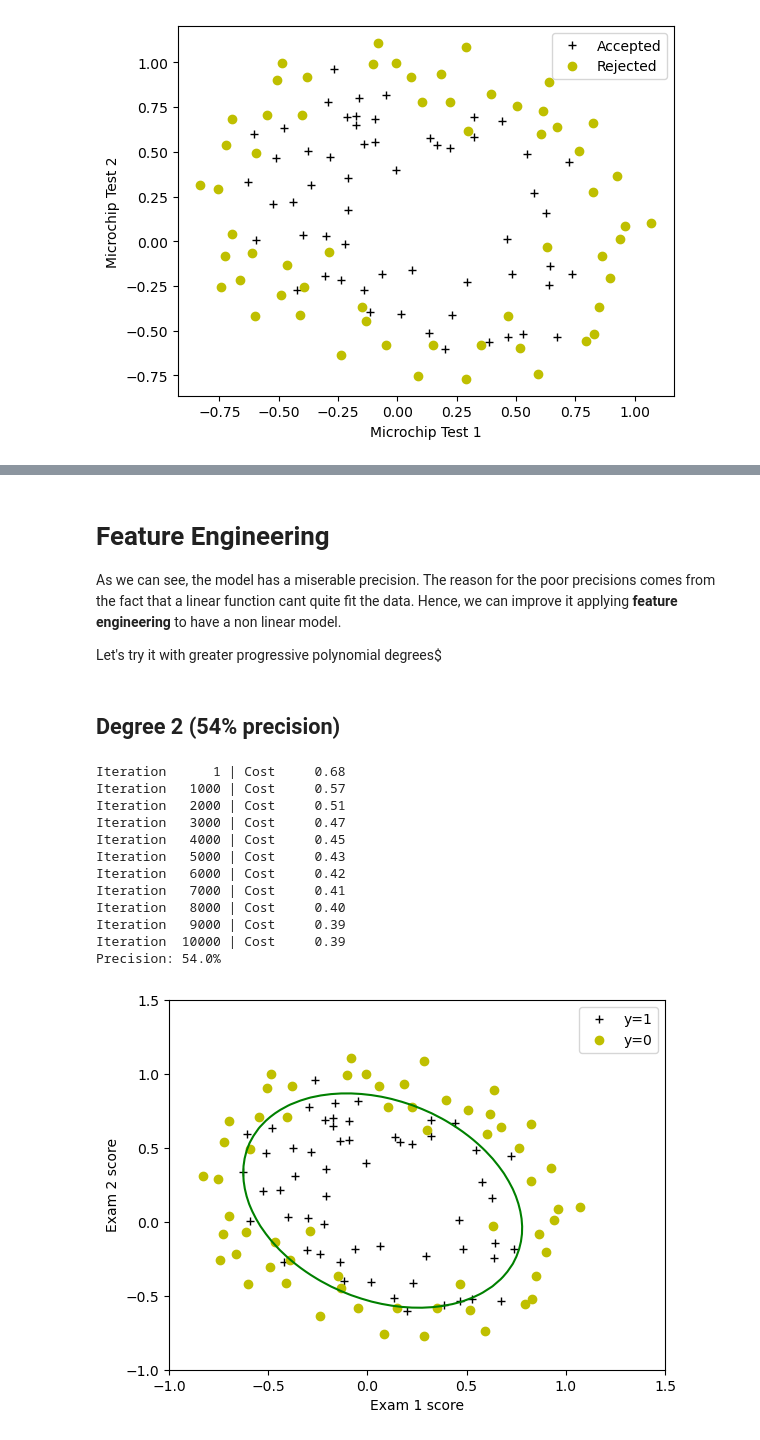
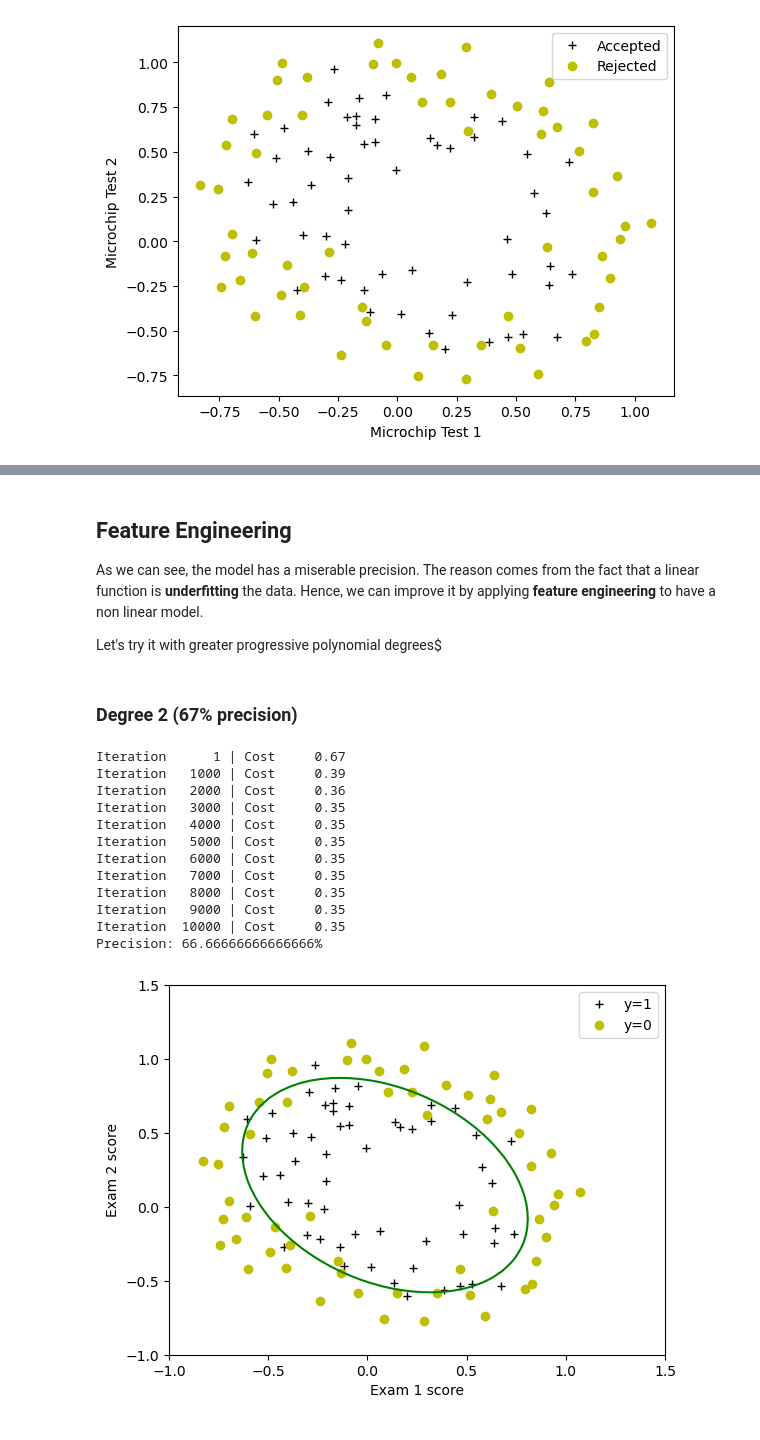
Before and after one commit to saymow/machine-learning, a Jupyter notebook: logistic-regression.ipynb, the cells around one changed output, grey strips where cells are left out. Cells and saved outputs as stored; diff of their text form; code cells hidden in the pictures.

```diff
--- a/logistic-regression.ipynb
+++ b/logistic-regression.ipynb
@@ -36,7 +52,7 @@ def compute_cost(X, y, w, b, _):
 def compute_gradient(X, y, w, b, _):
     m, n = X.shape
 
-    dj_db = .0
+    dj_db = 0.
     dj_dw = np.zeros(w.shape)
 
     for i in range(m):
@@ -54,7 +70,7 @@ def compute_gradient(X, y, w, b, _):
 # %%
 def compute_gradient_descent(X, y, w_in, b_in, cost_function, gradient_function, alpha, lambda_, iterations):
     for idx in range(iterations):
-        dj_dw, dj_db = compute_gradient(X, y, w_in, b_in, lambda_)
+        dj_dw, dj_db = gradient_function(X, y, w_in, b_in, lambda_)
 
         w_in = w_in - alpha * dj_dw
         b_in = b_in - alpha * dj_db
@@ -124,31 +140,34 @@ Precision: 49.0%
 [figure]
 # %% [markdown]
-# Feature Engineering
+## Feature Engineering
 
-As we can see, the model has a miserable precision. The reason for the poor precisions comes from the fact that a linear function cant quite fit the data. Hence, we can improve it applying **feature engineering** to have a non linear model.
+As we can see, the model has a miserable precision. The reason comes from the fact that a linear function is **underfitting** the data. Hence, we can improve it by applying **feature engineering** to have a non linear model.
 
 Let's try it with greater progressive polynomial degrees$
 # %% [markdown]
-## Degree 2 (54% precision)
+### Degree 2 (67% precision)
 # %%
 mapped_X2_train = map_feature(X_train[:, 0], X_train[:, 1], 2)
 initial_w2 = np.random.rand(mapped_X2_train.shape[1]) - 0.5
 initial_b2 = 0.5
 
+iterations = 10000
+alpha = 0.5
+
 w2, b2 = compute_gradient_descent(mapped_X2_train, y_train, initial_w2, initial_b2, compute_cost, compute_gradient, alpha, -1, iterations)
 show_non_linear_results(w2, b2, mapped_X2_train, y_train, 2)
 # %% [output]
-Iteration      1 | Cost     0.68
-Iteration   1000 | Cost     0.57
-Iteration   2000 | Cost     0.51
-Iteration   3000 | Cost     0.47
-Iteration   4000 | Cost     0.45
-Iteration   5000 | Cost     0.43
-Iteration   6000 | Cost     0.42
-Iteration   7000 | Cost     0.41
-Iteration   8000 | Cost     0.40
-Iteration   9000 | Cost     0.39
-Iteration  10000 | Cost     0.39
-Precision: 54.0%
+Iteration      1 | Cost     0.67
+Iteration   1000 | Cost     0.39
+Iteration   2000 | Cost     0.36
+Iteration   3000 | Cost     0.35
+Iteration   4000 | Cost     0.35
+Iteration   5000 | Cost     0.35
+Iteration   6000 | Cost     0.35
+Iteration   7000 | Cost     0.35
+Iteration   8000 | Cost     0.35
+Iteration   9000 | Cost     0.35
+Iteration  10000 | Cost     0.35
+Precision: 66.66666666666666%
-[figure, old version]
+[figure, new version]
 # %% [markdown]
```
Also changed, not shown: parts of 18 cells of this notebook, 1 other file.
